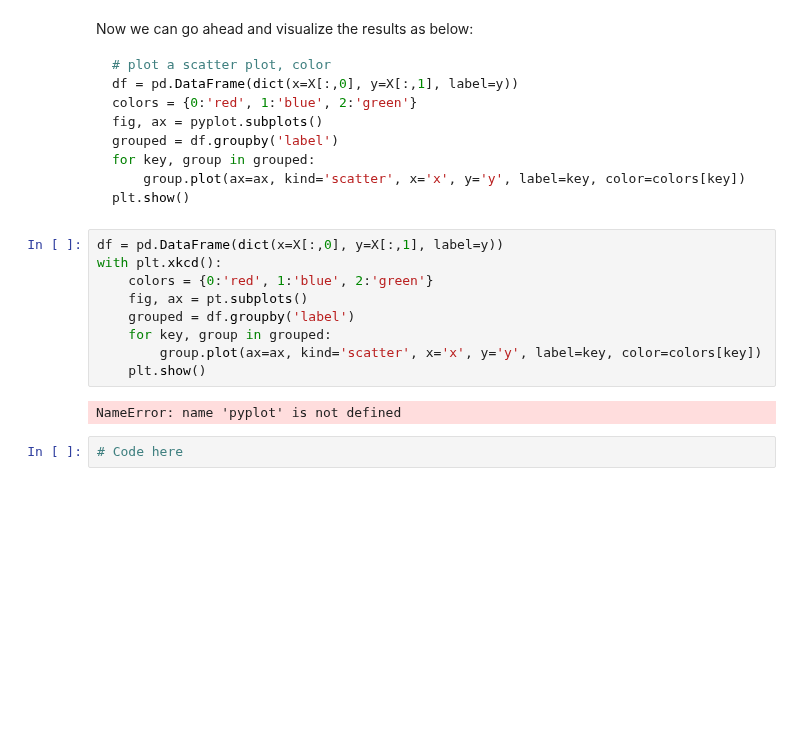
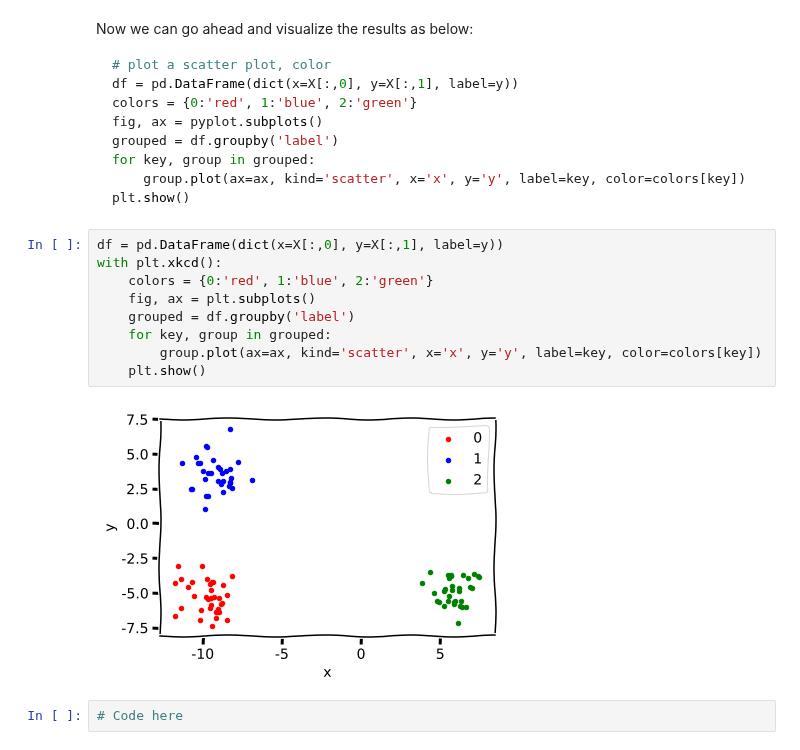
Before and after one commit to AlecMorgan/dsc-2-23-05-data-generation-process-code-along-seattle-ds-career-040119, a Jupyter notebook: index.ipynb, the cells around one changed output. Drawn from its saved outputs; the diff is of its cells as text; blank space fills up the shorter version.

```diff
--- a/index.ipynb
+++ b/index.ipynb
@@ -57,14 +57,14 @@ plt.show()
 # %%
 df = pd.DataFrame(dict(x=X[:,0], y=X[:,1], label=y))
 with plt.xkcd():
     colors = {0:'red', 1:'blue', 2:'green'}
-    fig, ax = pt.subplots()
+    fig, ax = plt.subplots()
     grouped = df.groupby('label')
     for key, group in grouped:
         group.plot(ax=ax, kind='scatter', x='x', y='y', label=key, color=colors[key])
     plt.show()
 # %% [output]
-NameError: name 'pyplot' is not defined
+[figure, added]
 # %%
 # Code here
 # %% [output]
```
